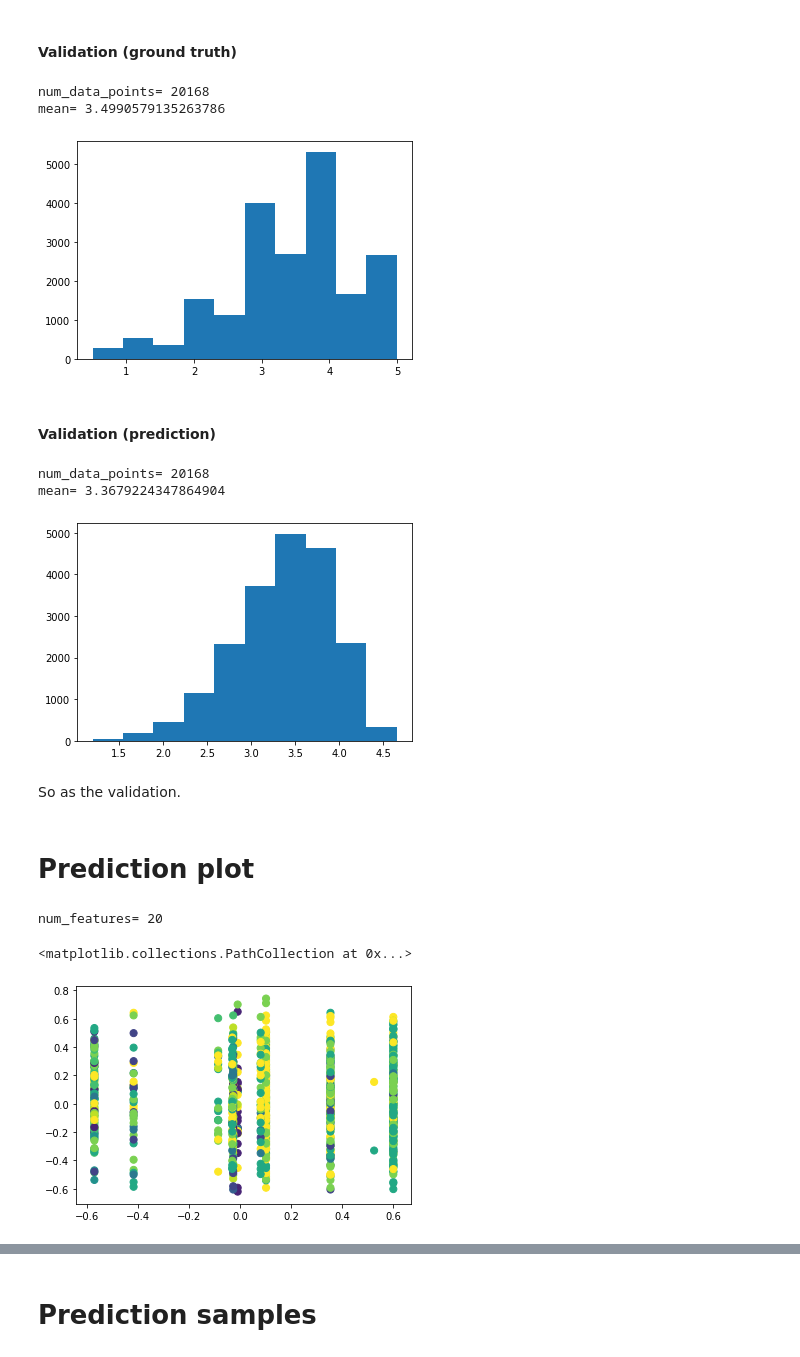
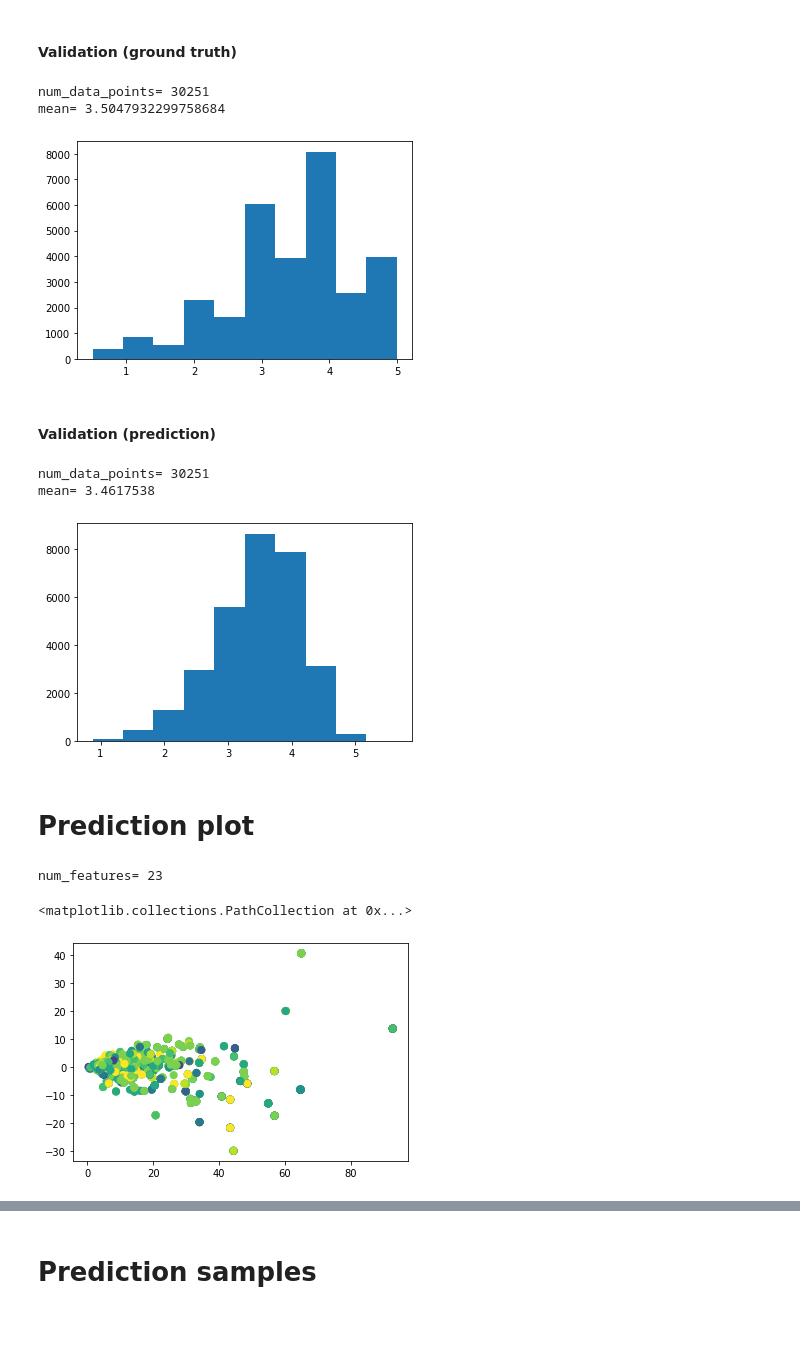
Before and after one commit to DaviesX/movie-lens, a Jupyter notebook: src/a_eval_nn.ipynb, the cells around one changed output, grey strips where cells are left out. Cells and saved outputs as stored; diff of their text form; code cells hidden in the pictures; blank space fills up the shorter version.

```diff
--- a/src/a_eval_nn.ipynb
+++ b/src/a_eval_nn.ipynb
@@ -38,0 +8,13 @@ random_model_valid_mse= 1.0882674985568206
+# %%
+um_train = dataset.load_sparse_matrix(file="../data/raw_ratings_train.npz")
+rating_preds_train = dataset.load_dense_array(file="../data/dols_preds_train.npz")
+rating_true_train = um_train.data
+print("train_mse=", eval_mse.mse(rating_true_train, rating_preds_train))
+
+um_valid = dataset.load_sparse_matrix(file="../data/raw_ratings_valid.npz")
+rating_preds_valid = dataset.load_dense_array(file="../data/dols_preds_valid.npz")
+rating_true_valid = um_valid.data
+print("valid_mse=", eval_mse.mse(rating_true_valid, rating_preds_valid))
+
+print("random_model_train_mse=", eval_mse.mse(np.mean(rating_true_train), rating_true_train))
+print("random_model_valid_mse=", eval_mse.mse(np.mean(rating_true_train), rating_true_valid))
@@ -63,37 +48,37 @@ Training rating distribution doesn't look alike. The model only captures the mea
 # %% [markdown]
 #### Validation (ground truth)
 # %%
-plt.hist(x=valid_true_ratings, bins=10)
-print("num_data_points=", valid_true_ratings.shape[0])
-print("mean=", np.mean(valid_true_ratings))
+plt.hist(x=rating_true_valid, bins=10)
+print("num_data_points=", rating_true_valid.shape[0])
+print("mean=", np.mean(rating_true_valid))
 # %% [output]
-num_data_points= 20168
-mean= 3.4990579135263786
+num_data_points= 30251
+mean= 3.5047932299758684
-[figure, old version]
+[figure, new version]
 # %% [markdown]
 #### Validation (prediction)
 # %%
-plt.hist(x=valid_pred_ratings, bins=10)
-print("num_data_points=", valid_pred_ratings.shape[0])
-print("mean=", np.mean(valid_pred_ratings))
+plt.hist(x=rating_preds_valid, bins=10)
+print("num_data_points=", rating_preds_valid.shape[0])
+print("mean=", np.mean(rating_preds_valid))
 # %% [output]
-num_data_points= 20168
-mean= 3.3679224347864904
+num_data_points= 30251
+mean= 3.4617538
-[figure, old version]
+[figure, new version]
-# %% [markdown]
-So as the validation.
 # %% [markdown]
 # Prediction plot
-# %%
-train_x = ground_truth_train[:, 2:-1]
-id_pairs = ground_truth_train[:, :2]
-
-print("num_features=", train_x.shape[1])
-# %% [output]
-num_features= 20
+# %%
+user_embed_table = dataset.load_dense_array(file="../data/latent_dnn_user.npz")
+movie_embed_table = dataset.load_dense_array(file="../data/latent_dnn_movie.npz")
+
+pairwise_input_train = np.concatenate((user_embed_table[um_train.row], movie_embed_table[um_train.col]), axis=1)
+
+print("num_features=", pairwise_input_train.shape[1])
+# %% [output]
+num_features= 23
 # %%
-plt.scatter(x=train_x[:1000,0], y=train_x[:1000,10], c=train_true_ratings[:1000], vmin=0, vmax=5, s=50)
+plt.scatter(x=pairwise_input_train[:1000, 0], y=pairwise_input_train[:1000, 8], c=rating_true_train[:1000], vmin=0, vmax=5, s=50)
 # %% [output]
 <matplotlib.collections.PathCollection at 0x...>
-[figure, old version]
+[figure, new version]
 # %%
```
Also changed, not shown: parts of 17 cells of this notebook.
